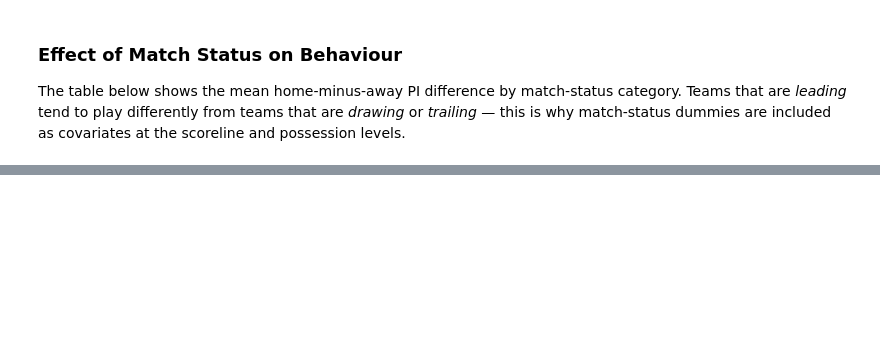
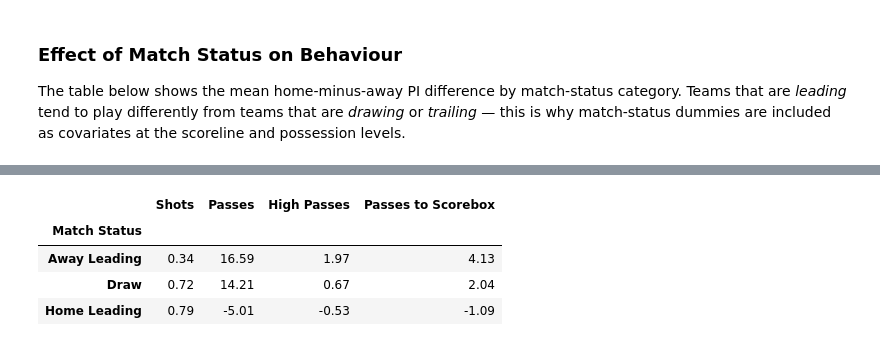
Before and after one commit to maxk92/context-paper-supplementary, a Jupyter notebook: aggregation_experiment_modeling.ipynb, the cells around one changed output, grey strips where cells are left out. Saved outputs shown, nothing was run; the diff lists cells and outputs as text; code cells hidden in the pictures; blank space fills up the shorter version.

```diff
--- a/aggregation_experiment_modeling.ipynb
+++ b/aggregation_experiment_modeling.ipynb
@@ -407,0 +613,10 @@ df_context
+# %%
+selected_indicators_plot = ['shots', 'passes', 'highpasses', 'passes_scorebox']
+selected_names_indicators_plot = ['Shots', 'Passes', 'High Passes', 'Passes to Scorebox']
+
+df_plot_selected = df_plot[df_plot['indicator'].isin(selected_indicators_plot)].copy()
+df_plot_selected['Indicator'] = pd.Categorical(
+    df_plot_selected['Indicator'],
+    ordered=True,
+    categories=selected_names_indicators_plot
+)
@@ -407,0 +657,11 @@ df_context
+# %%
+#| label: tbl-indicators-scoreline-selected
+#| tbl-cap: "Mean Home-minus-Away Differential of Selected Performance Indicators by Match Status"
+
+df_context[selected_names_indicators_plot]
+# %% [output]
+|  | Shots | Passes | High Passes | Passes to Scorebox |
+| Match Status |  |  |  |  |
+| Away Leading | 0.34 | 16.59 | 1.97 | 4.13 |
+| Draw | 0.72 | 14.21 | 0.67 | 2.04 |
+| Home Leading | 0.79 | -5.01 | -0.53 | -1.09 |
```
Also changed, not shown: parts of 44 cells of this notebook, 2 other files.
